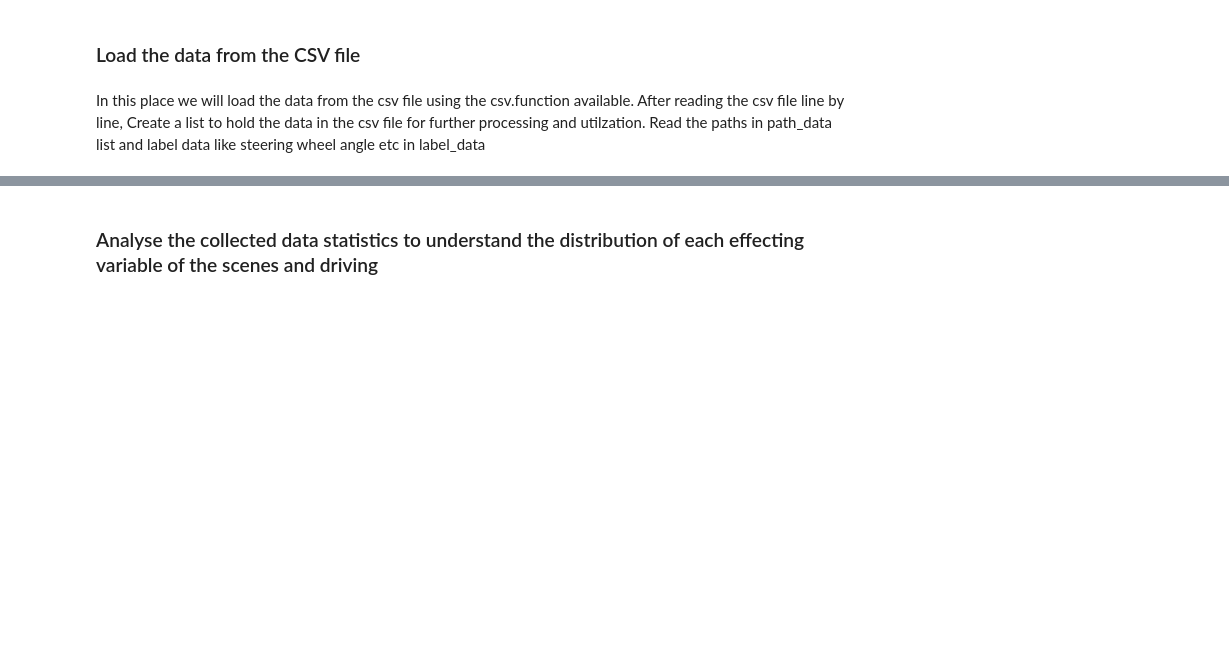
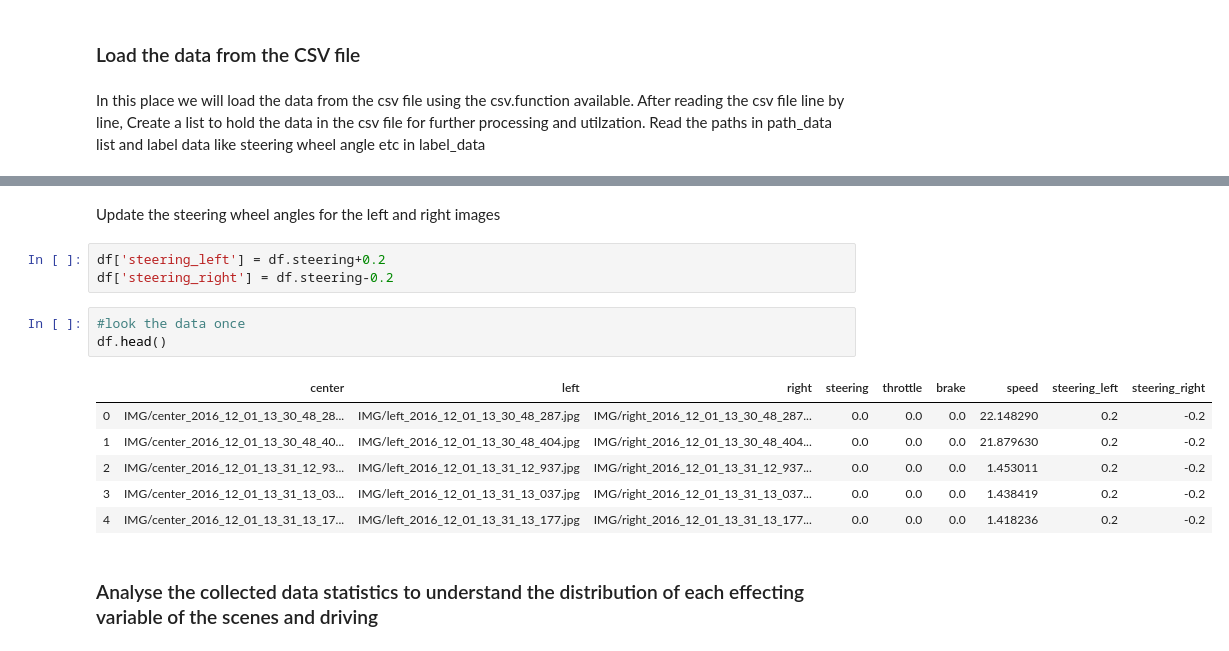
Before and after one commit to SitaramRyali/SDCND_Tensorflow, a Jupyter notebook: CarND-Behavioral-Cloning/Behavioral_Cloning_Project.ipynb, the cells around one changed output, grey strips where cells are left out. Saved outputs shown, nothing was run; the diff lists cells and outputs as text; blank space fills up the shorter version.

```diff
--- a/CarND-Behavioral-Cloning/Behavioral_Cloning_Project.ipynb
+++ b/CarND-Behavioral-Cloning/Behavioral_Cloning_Project.ipynb
@@ -69,3 +46,18 @@ array([22.14829 , 21.87963 ,  1.453011, ...,  1.388364,  1.377208,
+# %% [markdown]
+Update the steering wheel angles for the left and right images
+# %%
+df['steering_left'] = df.steering+0.2
+df['steering_right'] = df.steering-0.2
+# %%
+#look the data once
+df.head()
+# %% [output]
+|  | center | left | right | steering | throttle | brake | speed | steering_left | steering_right |
+| 0 | IMG/center_2016_12_01_13_30_48_28... | IMG/left_2016_12_01_13_30_48_287.jpg | IMG/right_2016_12_01_13_30_48_287... | 0.0 | 0.0 | 0.0 | 22.148290 | 0.2 | -0.2 |
+| 1 | IMG/center_2016_12_01_13_30_48_40... | IMG/left_2016_12_01_13_30_48_404.jpg | IMG/right_2016_12_01_13_30_48_404... | 0.0 | 0.0 | 0.0 | 21.879630 | 0.2 | -0.2 |
+| 2 | IMG/center_2016_12_01_13_31_12_93... | IMG/left_2016_12_01_13_31_12_937.jpg | IMG/right_2016_12_01_13_31_12_937... | 0.0 | 0.0 | 0.0 | 1.453011 | 0.2 | -0.2 |
+| 3 | IMG/center_2016_12_01_13_31_13_03... | IMG/left_2016_12_01_13_31_13_037.jpg | IMG/right_2016_12_01_13_31_13_037... | 0.0 | 0.0 | 0.0 | 1.438419 | 0.2 | -0.2 |
+| 4 | IMG/center_2016_12_01_13_31_13_17... | IMG/left_2016_12_01_13_31_13_177.jpg | IMG/right_2016_12_01_13_31_13_177... | 0.0 | 0.0 | 0.0 | 1.418236 | 0.2 | -0.2 |
 # %% [markdown]
 ### Analyse the collected data statistics to understand the distribution of each effecting variable of the scenes and driving
 # %% [markdown]
```
Also changed, not shown: parts of 21 cells of this notebook.
